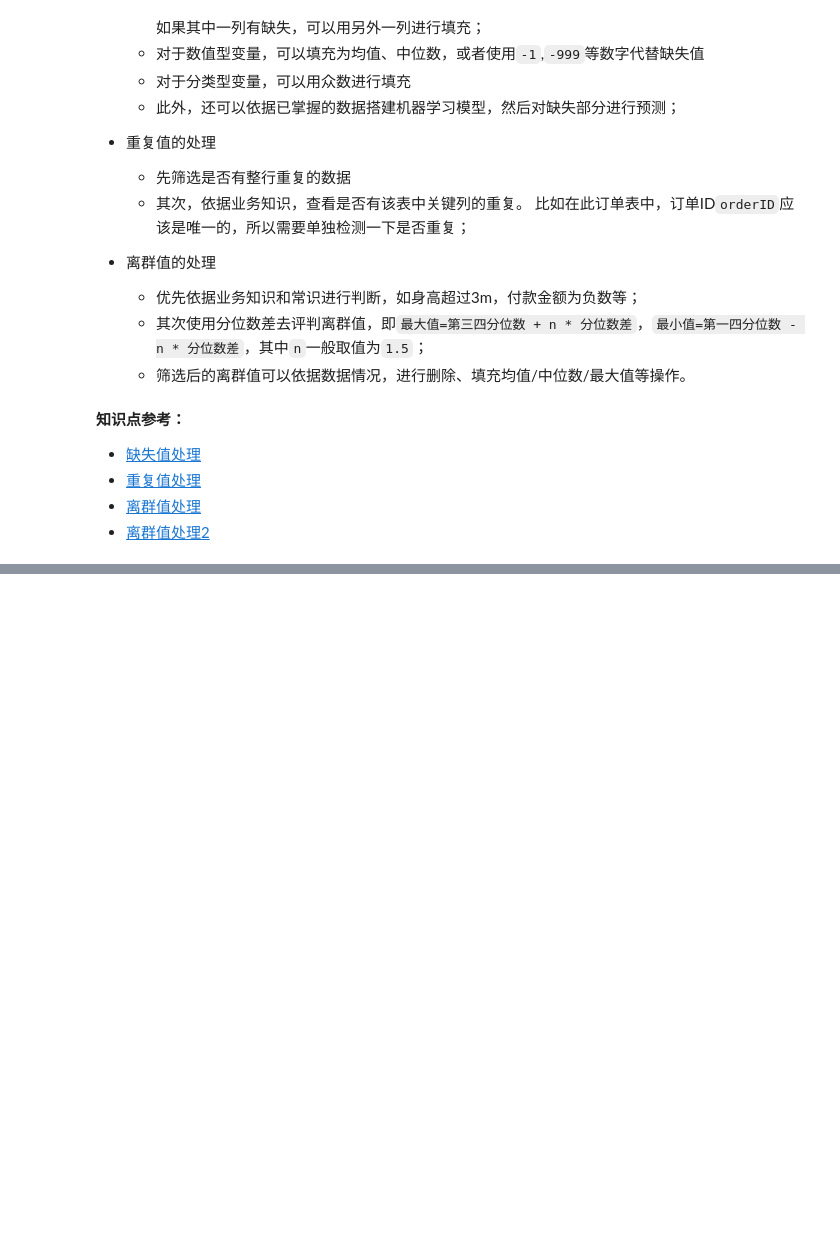
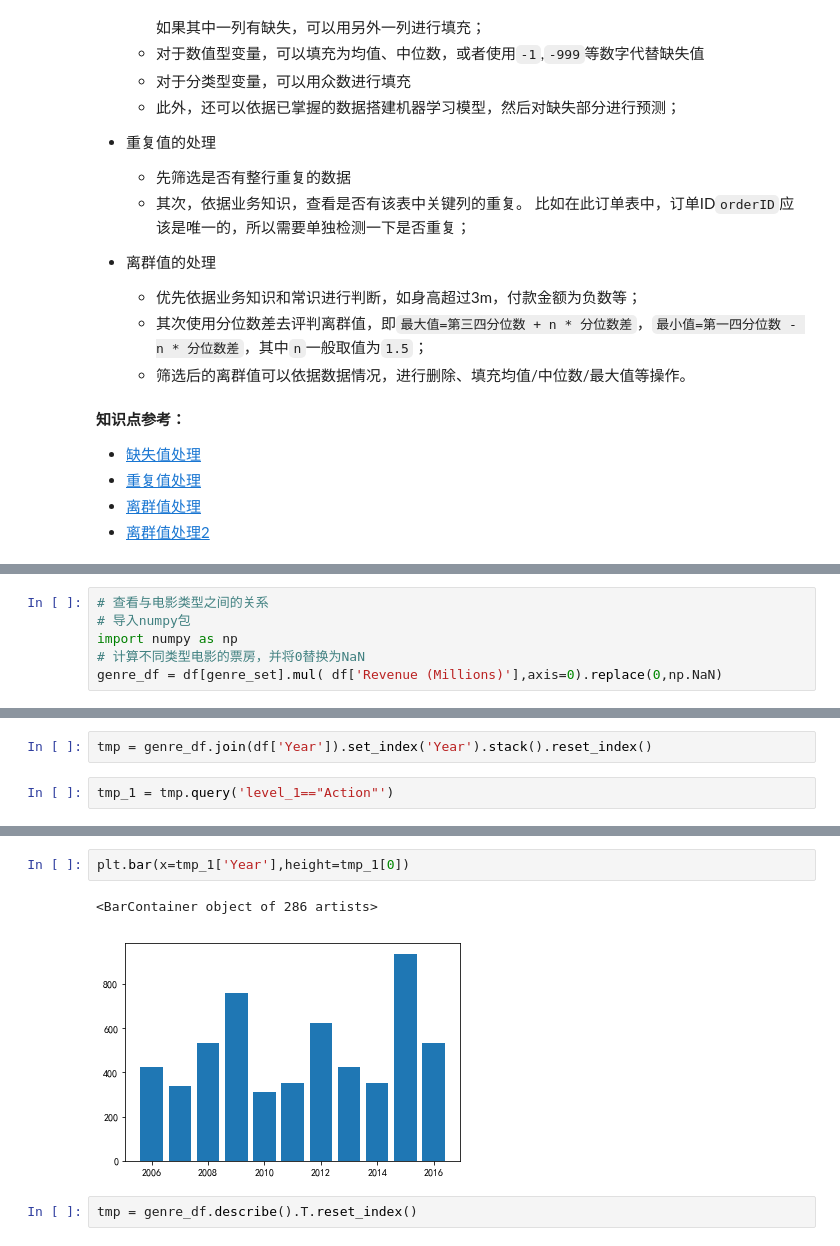
Before and after one commit to CapAllen/Notebook-for-Machine-Learning, a Jupyter notebook: Numpy Pandas与Matplotlib.ipynb, the cells around one changed output, grey strips where cells are left out. Cells and saved outputs as stored; diff of their text form; blank space fills up the shorter version.

```diff
--- a/Numpy Pandas与Matplotlib.ipynb
+++ b/Numpy Pandas与Matplotlib.ipynb
@@ -1173,0 +1432,6 @@ Matplotlib：
+# %%
+# 查看与电影类型之间的关系
+# 导入numpy包
+import numpy as np
+# 计算不同类型电影的票房，并将0替换为NaN
+genre_df = df[genre_set].mul( df['Revenue (Millions)'],axis=0).replace(0,np.NaN)
@@ -1173,0 +1543,4 @@ Matplotlib：
+# %%
+tmp = genre_df.join(df['Year']).set_index('Year').stack().reset_index()
+# %%
+tmp_1 = tmp.query('level_1=="Action"')
@@ -1173,0 +1568,7 @@ Matplotlib：
+# %%
+plt.bar(x=tmp_1['Year'],height=tmp_1[0])
+# %% [output]
+<BarContainer object of 286 artists>
+[figure, added]
+# %%
+tmp = genre_df.describe().T.reset_index()
```
Also changed, not shown: parts of 82 cells of this notebook, 3 other files.
